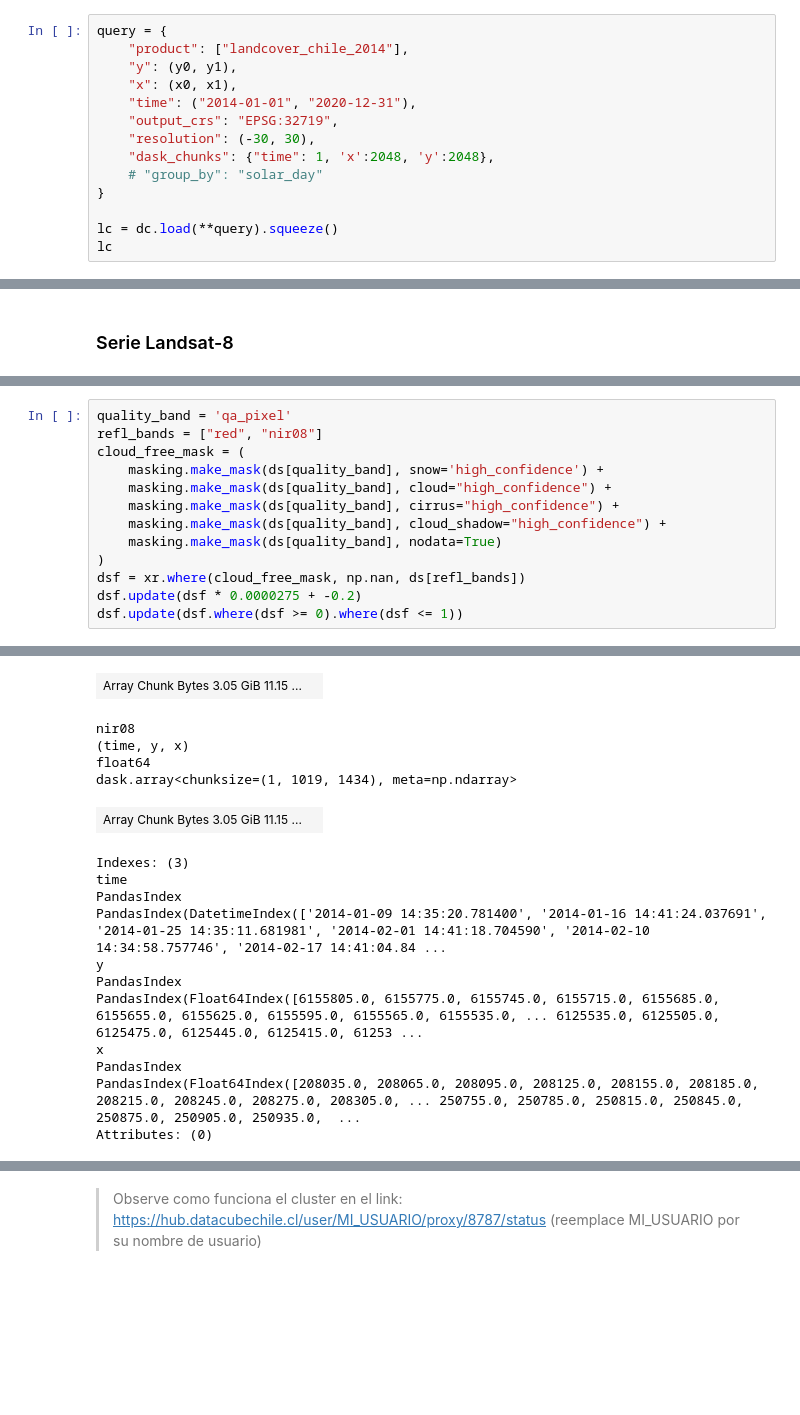
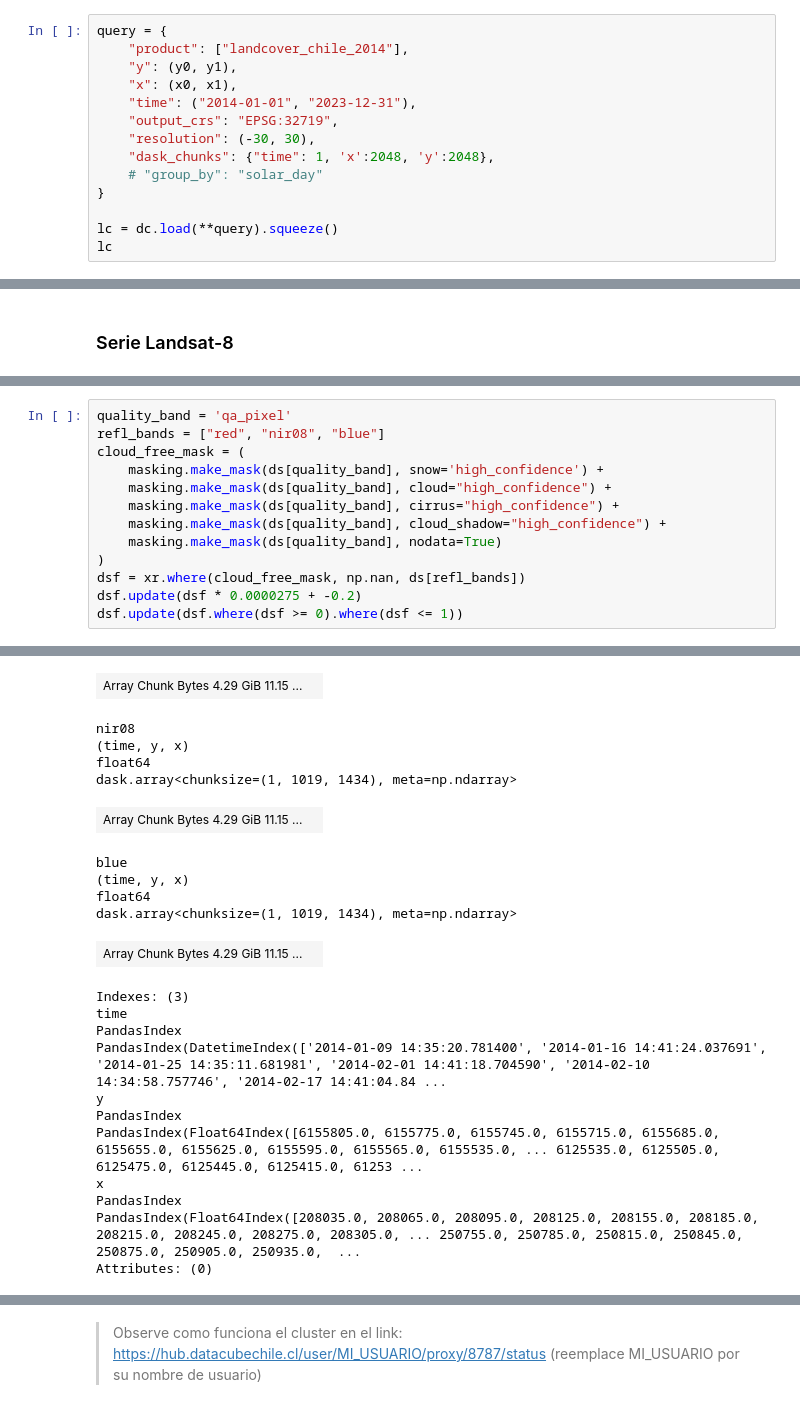
Before and after one commit to alvaroparedesl/teledeteccion_ambiental, a Jupyter notebook: taller_02/get_data.ipynb, the cells around one changed output, grey strips where cells are left out. Saved outputs shown, nothing was run; the diff lists cells and outputs as text; blank space fills up the shorter version.

```diff
--- a/taller_02/get_data.ipynb
+++ b/taller_02/get_data.ipynb
@@ -80,7 +80,7 @@ query = {
     "product": ["landcover_chile_2014"],
     "y": (y0, y1),
     "x": (x0, x1),
-    "time": ("2014-01-01", "2020-12-31"),
+    "time": ("2014-01-01", "2023-12-31"),
     "output_crs": "EPSG:32719",
     "resolution": (-30, 30),
     "dask_chunks": {"time": 1, 'x':2048, 'y':2048},
@@ -189,7 +189,7 @@ Attributes:
     grid_mapping:  spatial_ref
 # %%
 quality_band = 'qa_pixel'
-refl_bands = ["red", "nir08"]
+refl_bands = ["red", "nir08", "blue"]
 cloud_free_mask = (
     masking.make_mask(ds[quality_band], snow='high_confidence') +
     masking.make_mask(ds[quality_band], cloud="high_confidence") +
@@ -216,25 +216,30 @@ array(['2014-01-09T14:35:20.781400000', '2014-01-16T14:41:24.037691000', '2014-0
 ... (16 lines left out)
 red
 (time, y, x)
 float64
 dask.array<chunksize=(1, 1019, 1434), meta=np.ndarray>
-| Array Chunk Bytes 3.05 GiB 11.15 ... |  |
+| Array Chunk Bytes 4.29 GiB 11.15 ... |  |
 nir08
 (time, y, x)
 float64
 dask.array<chunksize=(1, 1019, 1434), meta=np.ndarray>
-| Array Chunk Bytes 3.05 GiB 11.15 ... |  |
+| Array Chunk Bytes 4.29 GiB 11.15 ... |  |
-Indexes: (3)
-time
-PandasIndex
-PandasIndex(DatetimeIndex(['2014-01-09 14:35:20.781400', '2014-01-16 14:41:24.037691', '2014-01-25 14:35:11.681981', '2014-02-01 14:41:18.704590', '2014-02-10 14:34:58.757746', '2014-02-17 14:41:04.84 ...
-y
-PandasIndex
-PandasIndex(Float64Index([6155805.0, 6155775.0, 6155745.0, 6155715.0, 6155685.0, 6155655.0, 6155625.0, 6155595.0, 6155565.0, 6155535.0, ... 6125535.0, 6125505.0, 6125475.0, 6125445.0, 6125415.0, 61253 ...
-x
-PandasIndex
-PandasIndex(Float64Index([208035.0, 208065.0, 208095.0, 208125.0, 208155.0, 208185.0, 208215.0, 208245.0, 208275.0, 208305.0, ... 250755.0, 250785.0, 250815.0, 250845.0, 250875.0, 250905.0, 250935.0,  ...
-Attributes: (0)
+blue
+(time, y, x)
+float64
+dask.array<chunksize=(1, 1019, 1434), meta=np.ndarray>
+| Array Chunk Bytes 4.29 GiB 11.15 ... |  |
+Indexes: (3)
+time
+PandasIndex
+PandasIndex(DatetimeIndex(['2014-01-09 14:35:20.781400', '2014-01-16 14:41:24.037691', '2014-01-25 14:35:11.681981', '2014-02-01 14:41:18.704590', '2014-02-10 14:34:58.757746', '2014-02-17 14:41:04.84 ...
+y
+PandasIndex
+PandasIndex(Float64Index([6155805.0, 6155775.0, 6155745.0, 6155715.0, 6155685.0, 6155655.0, 6155625.0, 6155595.0, 6155565.0, 6155535.0, ... 6125535.0, 6125505.0, 6125475.0, 6125445.0, 6125415.0, 61253 ...
+x
+PandasIndex
+PandasIndex(Float64Index([208035.0, 208065.0, 208095.0, 208125.0, 208155.0, 208185.0, 208215.0, 208245.0, 208275.0, 208305.0, ... 250755.0, 250785.0, 250815.0, 250845.0, 250875.0, 250905.0, 250935.0,  ...
+Attributes: (0)
 # %%
 ndvi = (dsf['nir08'] - dsf['red']) / (dsf['nir08'] + dsf['red'])
 ndvi.attrs = ds.attrs
```
Also changed, not shown: parts of 25 cells of this notebook, 1 other file.
